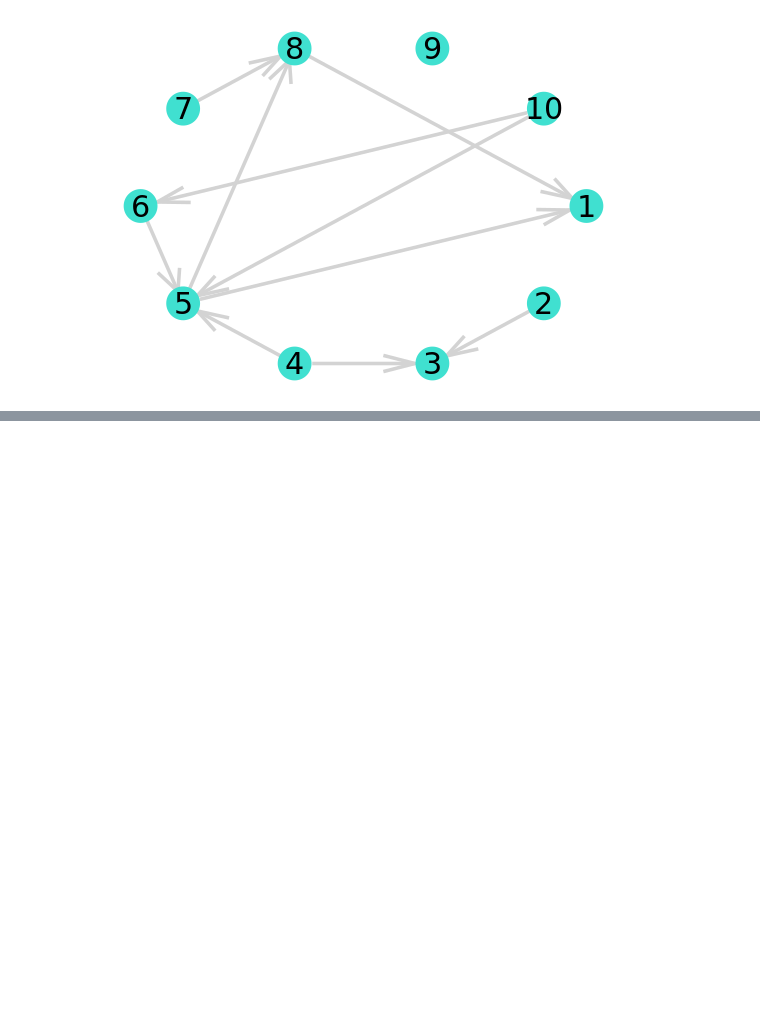
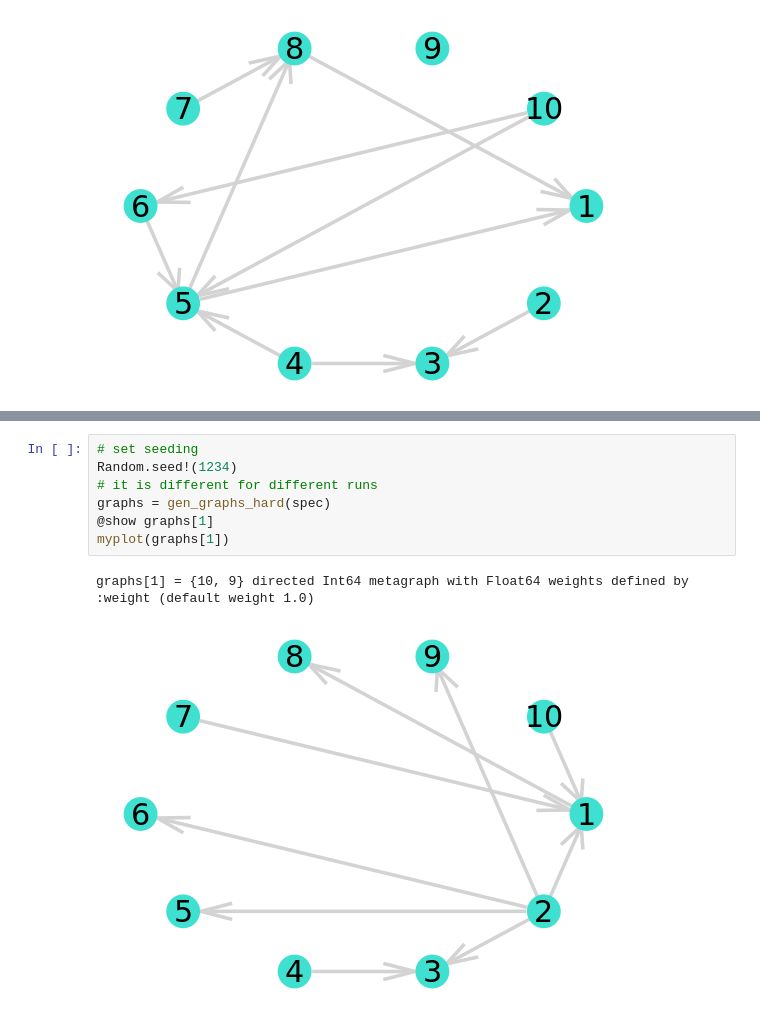
Before and after one commit to lihebi/DAG-EQ, a Jupyter notebook: src/data.ipynb, the cells around one changed output, grey strips where cells are left out. Saved outputs shown, nothing was run; the diff lists cells and outputs as text; blank space fills up the shorter version.

```diff
--- a/src/data.ipynb
+++ b/src/data.ipynb
@@ -46,0 +144,10 @@ myplot(g)
+# %%
+# set seeding
+Random.seed!(1234)
+# it is different for different runs
+graphs = gen_graphs_hard(spec)
+@show graphs[1]
+myplot(graphs[1])
+# %% [output]
+graphs[1] = {10, 9} directed Int64 metagraph with Float64 weights defined by :weight (default weight 1.0)
+[figure, added]
```
Also changed, not shown: parts of 11 cells of this notebook, 1 other file.
